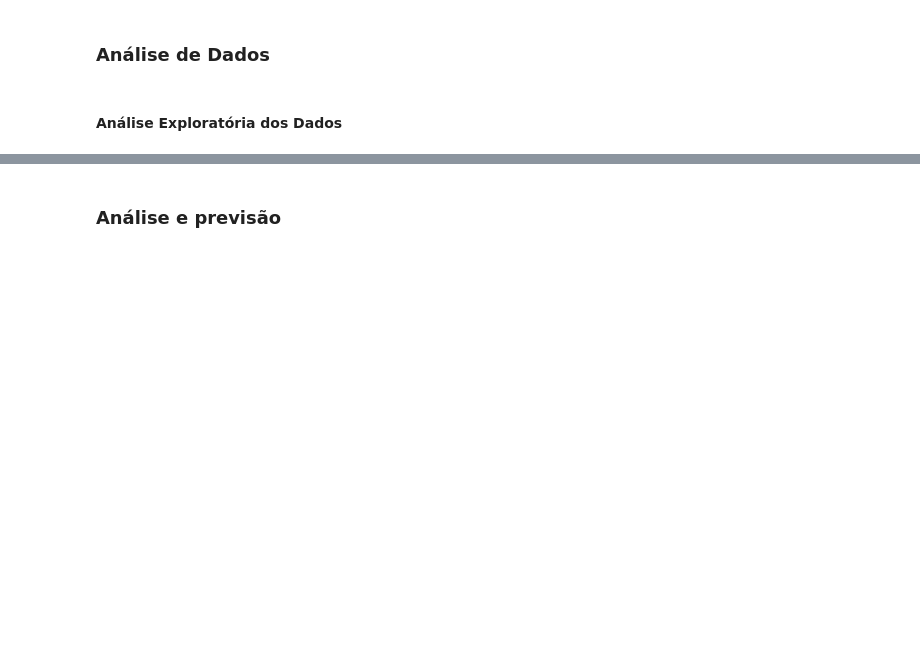
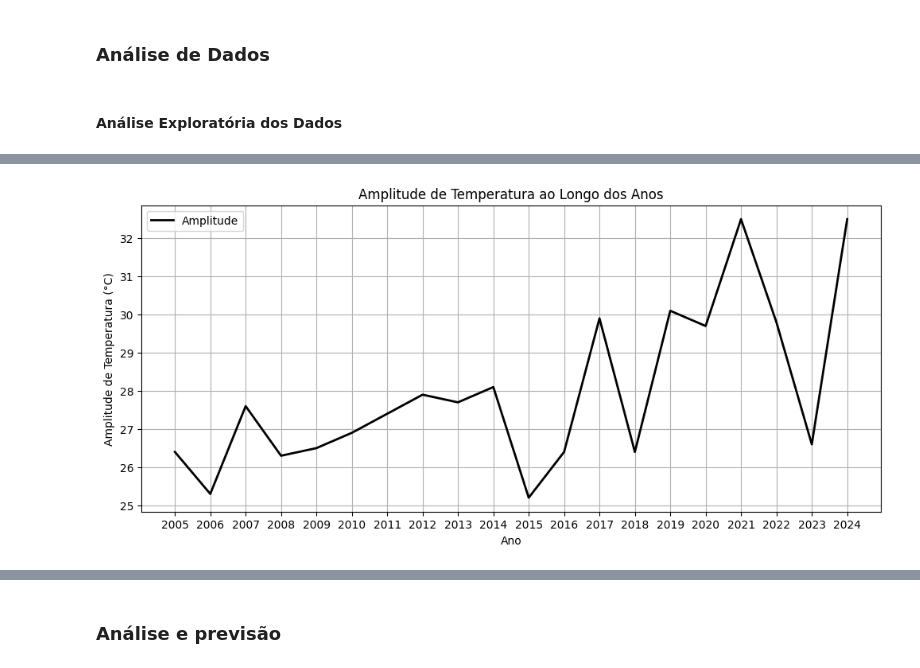
Before and after one commit to paula-belr/series-temporais-temperatura, a Jupyter notebook: atividade_extensionista_II.ipynb, the cells around one changed output, grey strips where cells are left out. Saved outputs shown, nothing was run; the diff lists cells and outputs as text; code cells hidden in the pictures; blank space fills up the shorter version.

```diff
--- a/atividade_extensionista_II.ipynb
+++ b/atividade_extensionista_II.ipynb
@@ -452,0 +361,35 @@ janeiro = df_resumido_mes_ano.loc[(df_resumido_mes_ano.index.get_level_values('M
+# %%
+# Separando as colunas de interesse
+cols = ['Data da Medição', 'Temp. Max (°C)', 'Temp. Min (°C)']
+n_cols = ['Temp. Max (°C)', 'Temp. Min (°C)']
+
+# Criando uma cópia do Dataframe
+df_ampl_max_min = df_auto_inter[cols].copy()
+
+# Agrupando pelo ano e agregando os valores máximos e mínimos
+df_ampl_max_min = df_ampl_max_min.groupby(df_ampl_max_min['Data da Medição'].dt.year).agg(['min', 'max'])
+
+# Calculando amplitudes anuais de temperatura
+df_ampl_max_min['amplitudes de temperatura'] = df_ampl_max_min['Temp. Max (°C)']['max'] - df_ampl_max_min['Temp. Min (°C)']['min']
+
+# Gráfico de amplitude anual de temperatura
+fig, ax = plt.subplots()
+
+fig.set_size_inches(12, 5)
+
+ax.set_title('Amplitude de Temperatura ao Longo dos Anos')
+ax.set_xlabel('Ano')
+ax.set_ylabel('Amplitude de Temperatura (°C)')
+ax.set_xticks(df_ampl_max_min.index)
+ax.set_yticks(np.arange(25, 33, 1))
+
+ax.plot(df_ampl_max_min.index,
+        df_ampl_max_min['amplitudes de temperatura'],
+        label = 'Amplitude',
+        c = 'k',
+        lw = 2)
+
+ax.legend()
+ax.grid()
+# %% [output]
+[figure, added]
```
Also changed, not shown: parts of 14 cells of this notebook.
